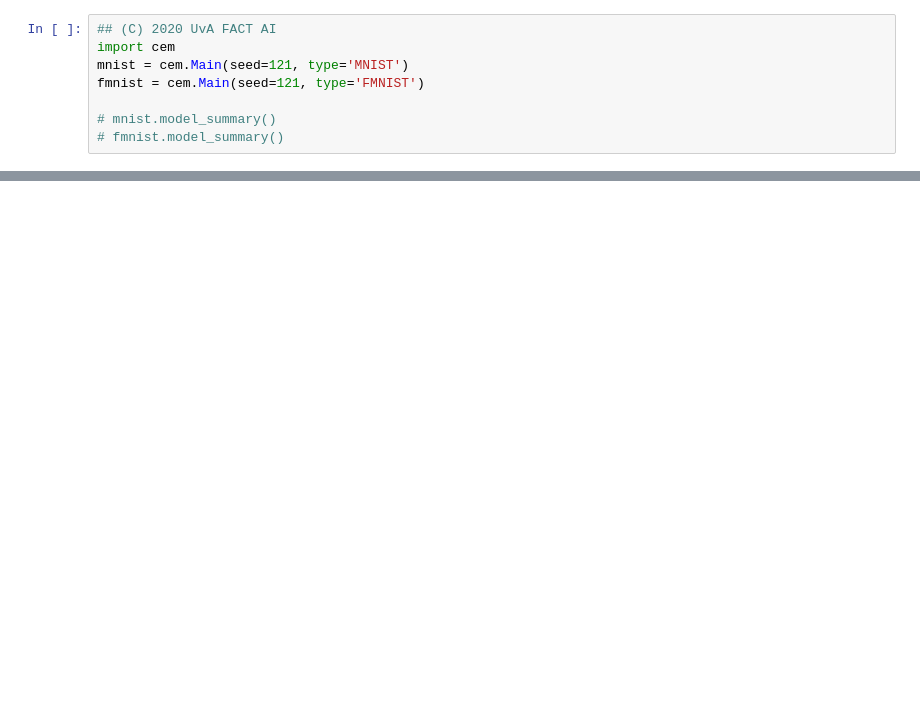
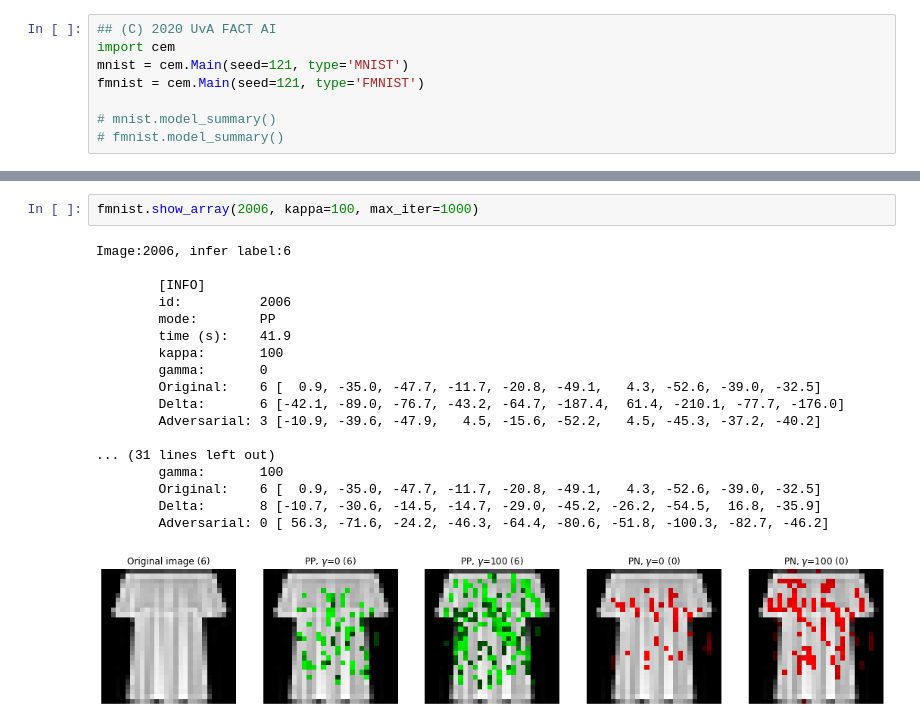
Before and after one commit to TimO96/RE-CEM, a Jupyter notebook: example.ipynb, the cells around one changed output, grey strips where cells are left out. Cells and saved outputs as stored; diff of their text form; blank space fills up the shorter version.

```diff
--- a/example.ipynb
+++ b/example.ipynb
@@ -50,0 +72,21 @@ Image:2006, infer label:6
+# %%
+fmnist.show_array(2006, kappa=100, max_iter=1000)
+# %% [output]
+Image:2006, infer label:6
+
+        [INFO]
+        id:          2006
+        mode:        PP
+        time (s):    41.9
+        kappa:       100
+        gamma:       0
+        Original:    6 [  0.9, -35.0, -47.7, -11.7, -20.8, -49.1,   4.3, -52.6, -39.0, -32.5]
+        Delta:       6 [-42.1, -89.0, -76.7, -43.2, -64.7, -187.4,  61.4, -210.1, -77.7, -176.0]
+        Adversarial: 3 [-10.9, -39.6, -47.9,   4.5, -15.6, -52.2,   4.5, -45.3, -37.2, -40.2]
+
+... (31 lines left out)
+        gamma:       100
+        Original:    6 [  0.9, -35.0, -47.7, -11.7, -20.8, -49.1,   4.3, -52.6, -39.0, -32.5]
+        Delta:       8 [-10.7, -30.6, -14.5, -14.7, -29.0, -45.2, -26.2, -54.5,  16.8, -35.9]
+        Adversarial: 0 [ 56.3, -71.6, -24.2, -46.3, -64.4, -80.6, -51.8, -100.3, -82.7, -46.2]
+[figure, added]
```
Also changed, not shown: parts of 3 cells of this notebook, 2 other files.
